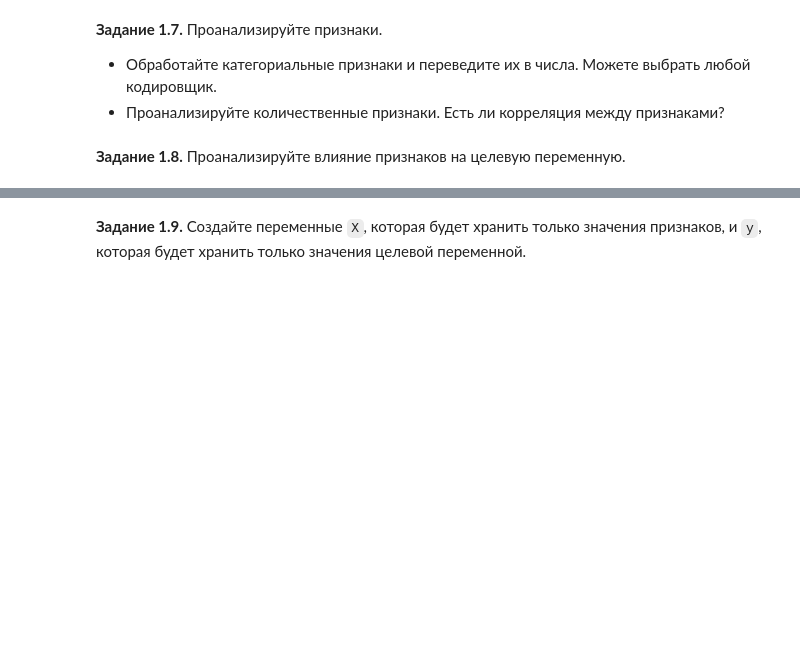
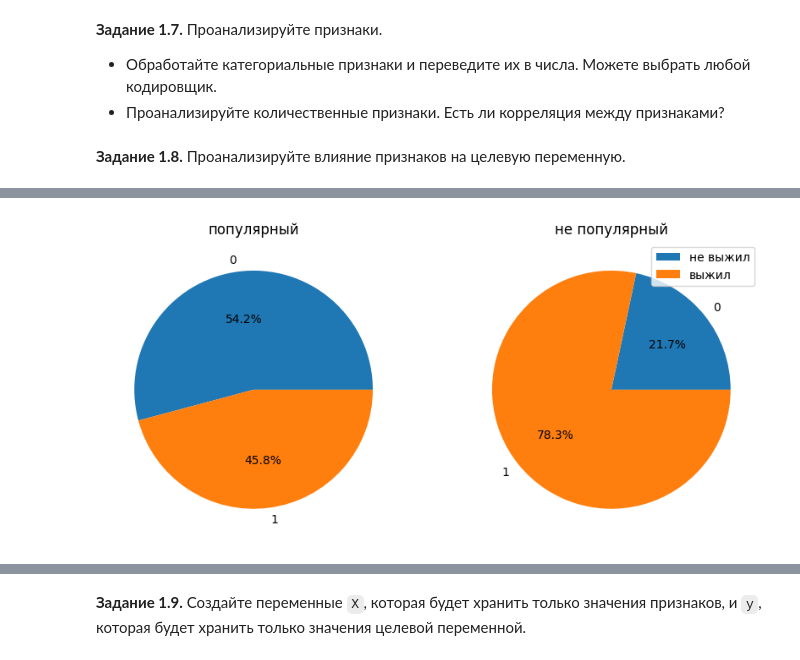
Before and after one commit to MT4BWUA/DL-school-tasks, a Jupyter notebook: week_01_ml_intro/Homework/hw_1_1_game_of_thrones.ipynb, the cells around one changed output, grey strips where cells are left out. Cells and saved outputs as stored; diff of their text form; code cells hidden in the pictures; blank space fills up the shorter version.

```diff
--- a/week_01_ml_intro/Homework/hw_1_1_game_of_thrones.ipynb
+++ b/week_01_ml_intro/Homework/hw_1_1_game_of_thrones.ipynb
@@ -266,0 +331,16 @@ data
+# %%
+f, (ax1, ax2) = plt.subplots(1, 2, figsize=(10, 5))
+
+data1 = data.loc[(data['isPopular'] == 1), 'isAlive'].value_counts().sort_index()
+data2 = data.loc[(data['isPopular'] == 0), 'isAlive'].value_counts().sort_index()
+
+ax1.pie(data1.values, labels=data1.index, autopct='%1.1f%%')
+ax2.pie(data2.values, labels=data2.index, autopct='%1.1f%%')
+
+ax1.set_title('популярный')
+ax2.set_title('не популярный')
+
+plt.legend(['не выжил', 'выжил'])
+plt.show()
+# %% [output]
+[figure, added]
```
Also changed, not shown: parts of 7 cells of this notebook.
